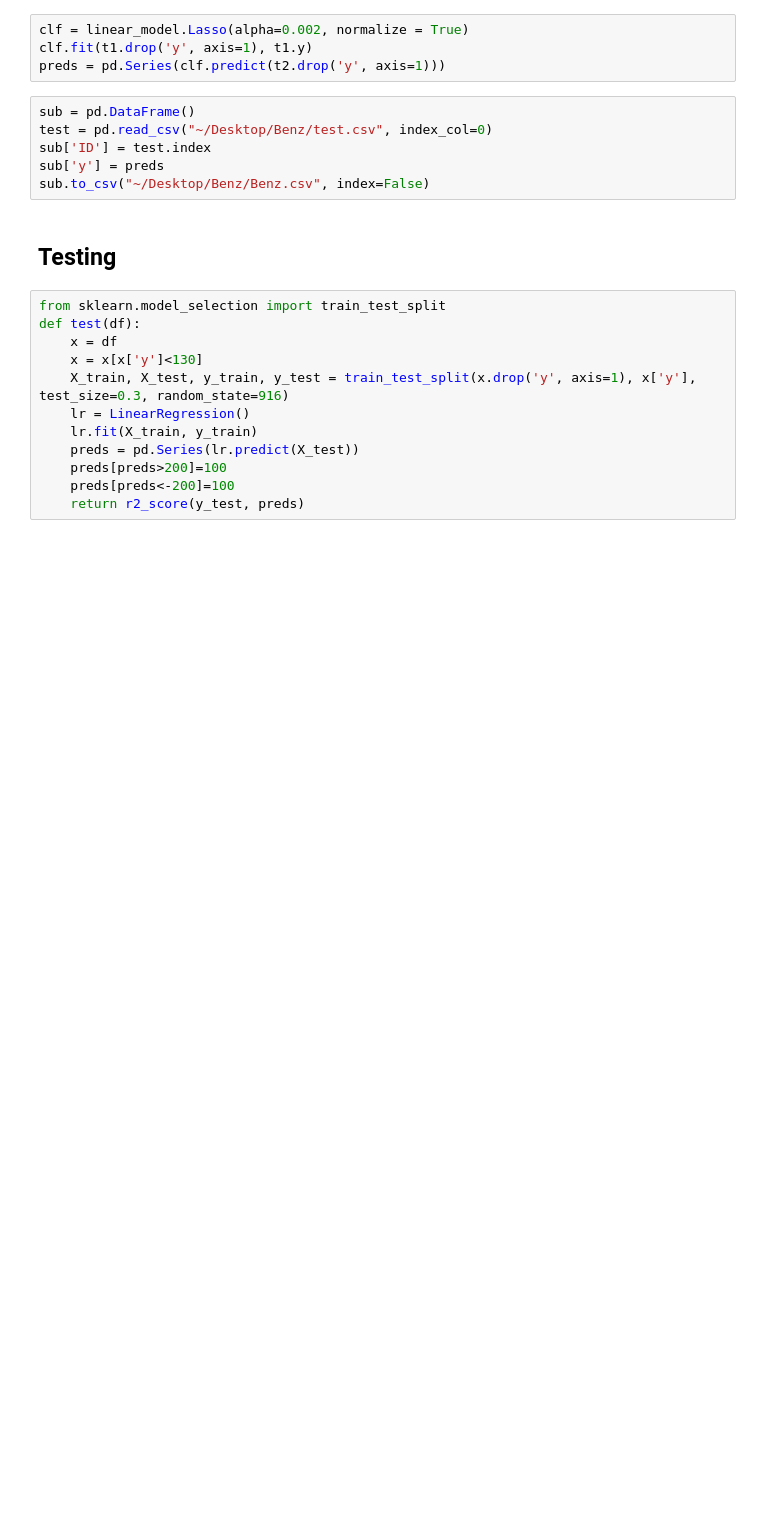
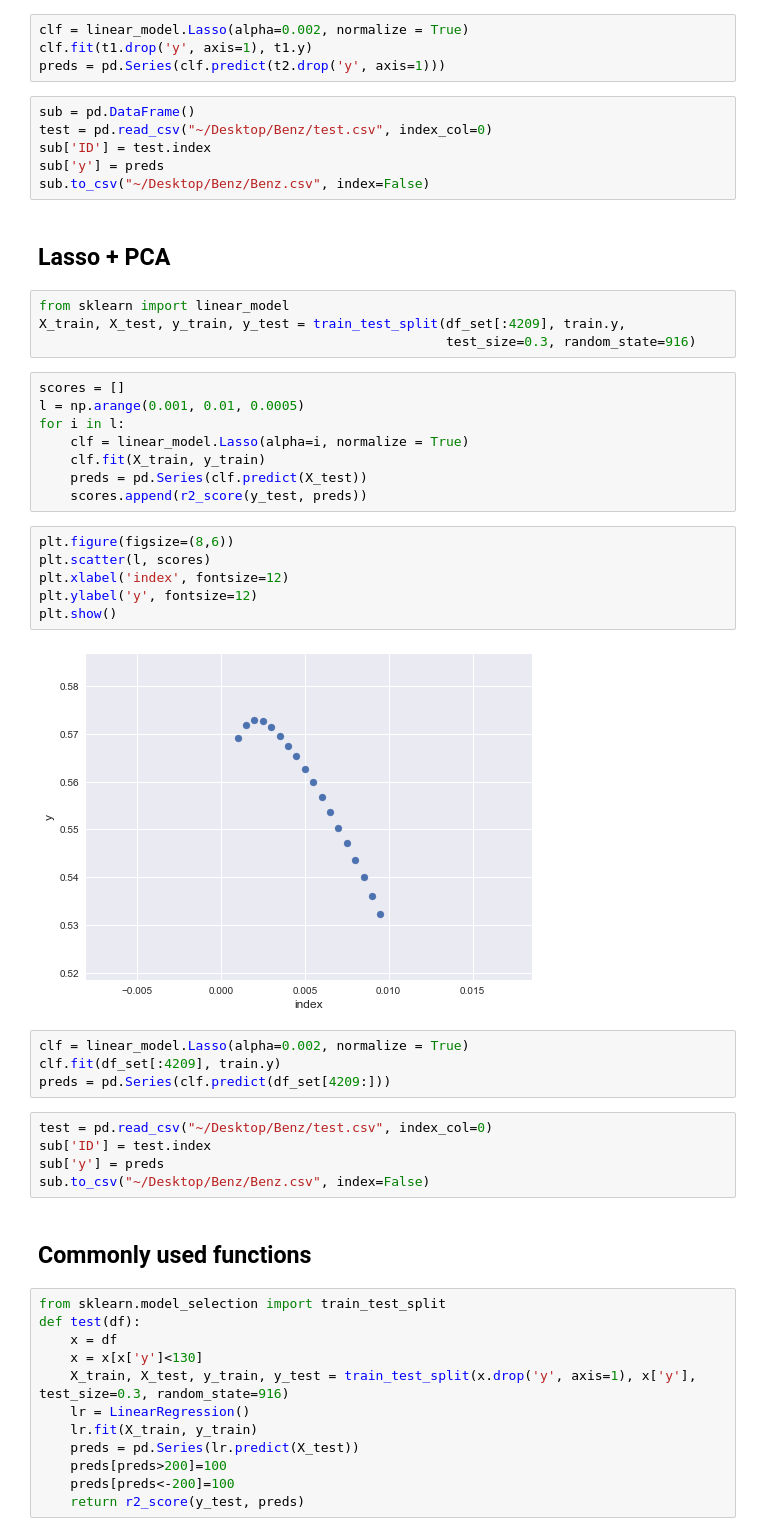
Before and after one commit to sujinru/Kaggle-Benz-Greener-Manufacturing, a Jupyter notebook: Linear Regression.ipynb, the cells around one changed output. Cells and saved outputs as stored; diff of their text form; blank space fills up the shorter version.

Commit message:
pca+lasso

```diff
--- a/Linear Regression.ipynb
+++ b/Linear Regression.ipynb
@@ -255,8 +256,39 @@ test = pd.read_csv("~/Desktop/Benz/test.csv", index_col=0)
 sub['ID'] = test.index
 sub['y'] = preds
 sub.to_csv("~/Desktop/Benz/Benz.csv", index=False)
-# %% [markdown]
-## Testing
+# %% [markdown]
+## Lasso + PCA
+# %%
+from sklearn import linear_model
+X_train, X_test, y_train, y_test = train_test_split(df_set[:4209], train.y,
+                                                    test_size=0.3, random_state=916)
+# %%
+scores = []
+l = np.arange(0.001, 0.01, 0.0005)
+for i in l:
+    clf = linear_model.Lasso(alpha=i, normalize = True)
+    clf.fit(X_train, y_train)
+    preds = pd.Series(clf.predict(X_test))
+    scores.append(r2_score(y_test, preds))
+# %%
+plt.figure(figsize=(8,6))
+plt.scatter(l, scores)
+plt.xlabel('index', fontsize=12)
+plt.ylabel('y', fontsize=12)
+plt.show()
+# %% [output]
+[figure, added]
+# %%
+clf = linear_model.Lasso(alpha=0.002, normalize = True)
+clf.fit(df_set[:4209], train.y)
+preds = pd.Series(clf.predict(df_set[4209:]))
+# %%
+test = pd.read_csv("~/Desktop/Benz/test.csv", index_col=0)
+sub['ID'] = test.index
+sub['y'] = preds
+sub.to_csv("~/Desktop/Benz/Benz.csv", index=False)
+# %% [markdown]
+## Commonly used functions
 # %%
 from sklearn.model_selection import train_test_split
 def test(df):
```
Also changed, not shown: parts of 2 cells of this notebook.
